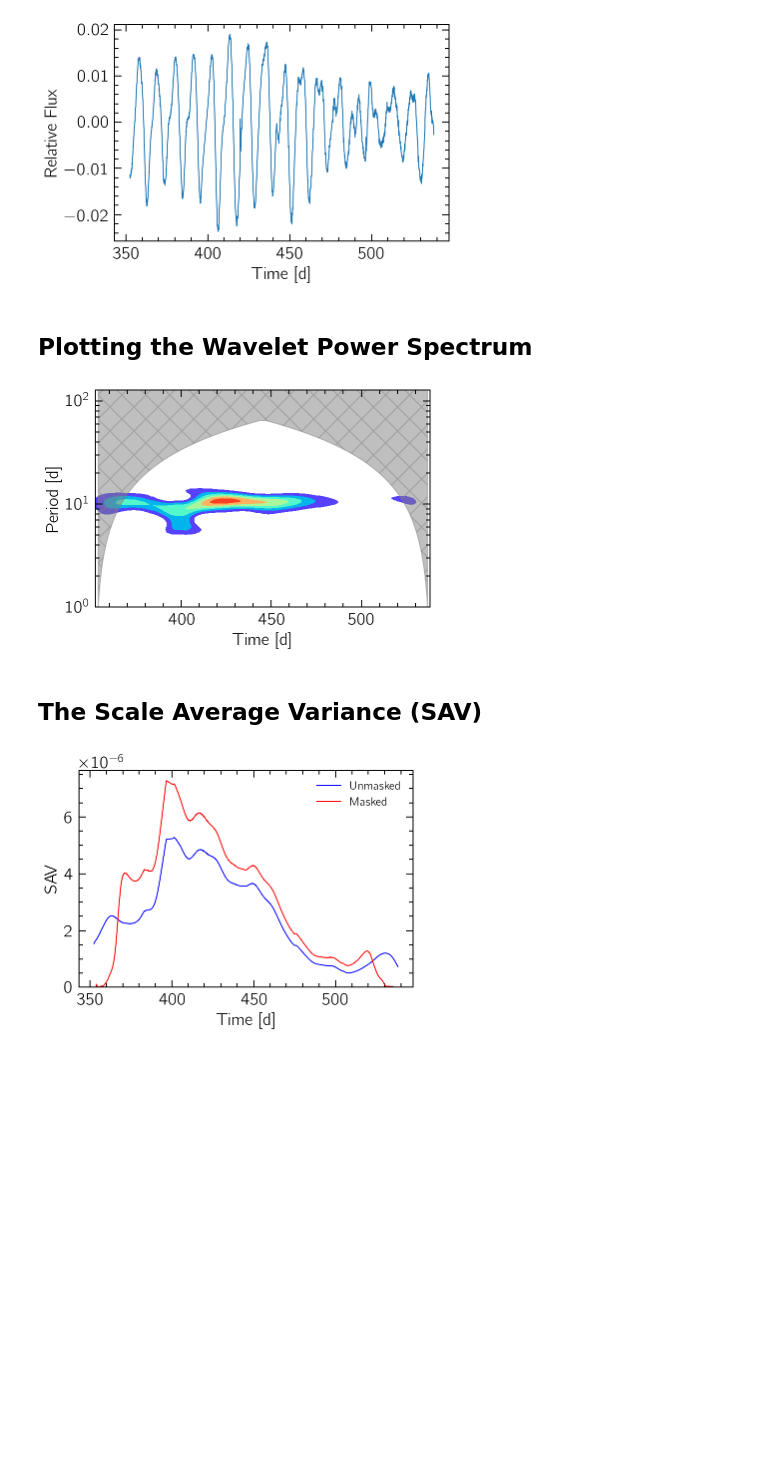
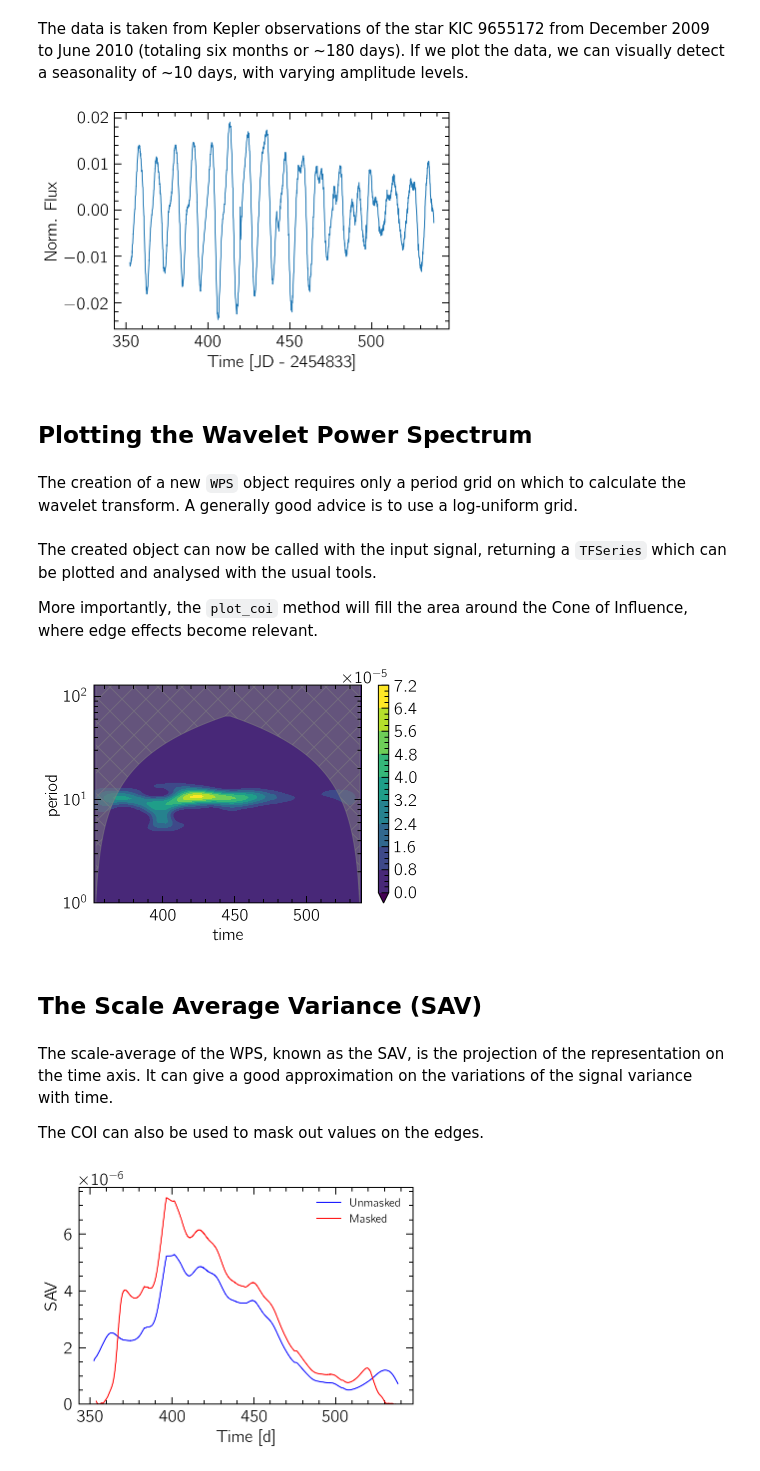
Before and after one commit to dioph/periodicity, a Jupyter notebook: docs/tutorials/wavelet.ipynb, the cells around one changed output. Saved outputs shown, nothing was run; the diff lists cells and outputs as text; code cells hidden in the pictures; blank space fills up the shorter version.

```diff
--- a/docs/tutorials/wavelet.ipynb
+++ b/docs/tutorials/wavelet.ipynb
@@ -29,8 +40,11 @@ plt.rc('legend', numpoints=1, fontsize='x-large', shadow=False, frameon=False)
+# %% [markdown]
+The data is taken from Kepler observations of the star KIC 9655172 from December 2009 to June 2010 (totaling six months or ~180 days). If we plot the data, we can visually detect a seasonality of ~10 days, with varying amplitude levels.
 # %%
 t, y, dy = SpottedStar()
-sig = Timeseries(t, y)
+sig = TSeries(t, y)
+
 sig.plot()
-_ = plt.xlabel('Time [d]')
-_ = plt.ylabel('Relative Flux')
+plt.xlabel("Time [JD - 2454833]")
+plt.ylabel("Norm. Flux");
 # %% [output]
-[figure, old version]
+[figure, new version]
@@ -39,2 +51,4 @@ periods = np.logspace(0, 7, 1000, base=2)
 # %% [markdown]
 ## Plotting the Wavelet Power Spectrum
+# %% [markdown]
+The creation of a new `WPS` object requires only a period grid on which to calculate the wavelet transform. A generally good advice is to use a log-uniform grid.
@@ -41,15 +58,19 @@ periods = np.logspace(0, 7, 1000, base=2)
+# %% [markdown]
+The created object can now be called with the input signal, returning a `TFSeries` which can be plotted and analysed with the usual tools.
+
+More importantly, the `plot_coi` method will fill the area around the Cone of Influence, where edge effects become relevant.
 # %%
-wps = WPS(periods)
 spectrum = wps(sig)
-cmap = plt.cm.get_cmap('rainbow')
-cmap.set_under('w')
-wps.contour(cmap=cmap, extend='min')
-wps.plot_coi(hatch='x', color='grey', alpha=0.5)
-_ = plt.yscale('log')
-_ = plt.xlabel('Time [d]')
-_ = plt.ylabel('Period [d]')
+
+spectrum.contourf(y="period", extend="min", levels=10)
+wps.plot_coi(hatch="x", color="grey", alpha=0.5)
+plt.yscale("log");
 # %% [output]
-[figure, old version]
+[figure, new version]
 # %% [markdown]
 ## The Scale Average Variance (SAV)
+# %% [markdown]
+The scale-average of the WPS, known as the SAV, is the projection of the representation on the time axis. It can give a good approximation on the variations of the signal variance with time.
+
+The COI can also be used to mask out values on the edges.
 # %%
```
Also changed, not shown: parts of 13 cells of this notebook, 9 other files.
